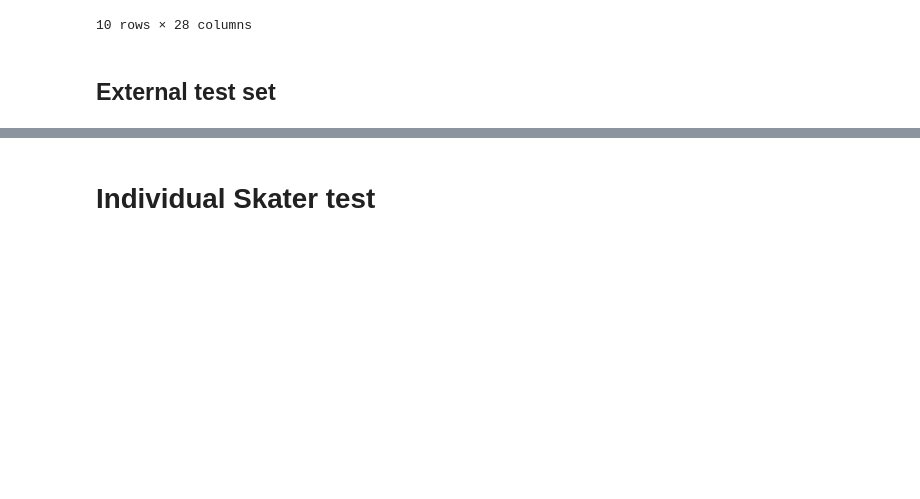
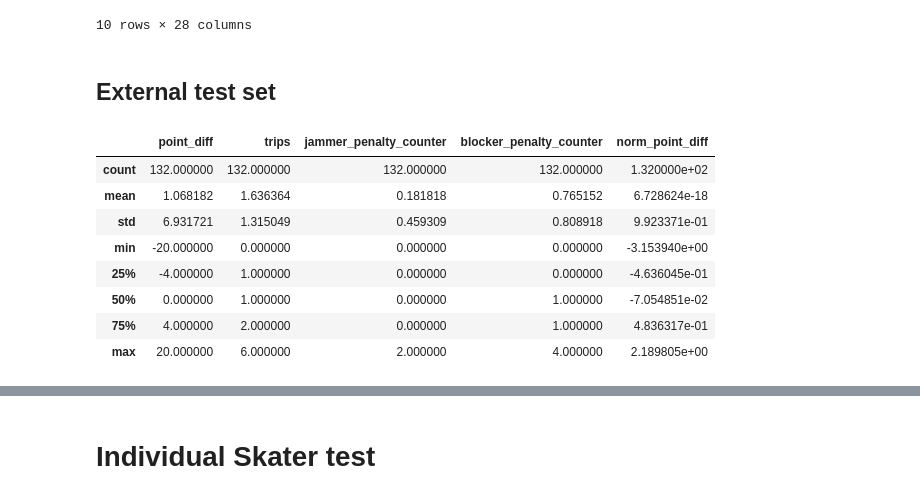
Before and after one commit to Trfitzy/roller_derby_stats, a Jupyter notebook: Regression_Model.ipynb, the cells around one changed output, grey strips where cells are left out. Cells and saved outputs as stored; diff of their text form; code cells hidden in the pictures; blank space fills up the shorter version.

```diff
--- a/Regression_Model.ipynb
+++ b/Regression_Model.ipynb
@@ -318,3 +315,15 @@ y_act = [np.float64(-1.8945665885063272), np.float64(0.2515464275707353), np.flo
+# %%
+df_features.describe()
+# %% [output]
+|  | point_diff | trips | jammer_penalty_counter | blocker_penalty_counter | norm_point_diff |
+| count | 132.000000 | 132.000000 | 132.000000 | 132.000000 | 1.320000e+02 |
+| mean | 1.068182 | 1.636364 | 0.181818 | 0.765152 | 6.728624e-18 |
+| std | 6.931721 | 1.315049 | 0.459309 | 0.808918 | 9.923371e-01 |
+| min | -20.000000 | 0.000000 | 0.000000 | 0.000000 | -3.153940e+00 |
+| 25% | -4.000000 | 1.000000 | 0.000000 | 0.000000 | -4.636045e-01 |
+| 50% | 0.000000 | 1.000000 | 0.000000 | 1.000000 | -7.054851e-02 |
+| 75% | 4.000000 | 2.000000 | 0.000000 | 1.000000 | 4.836317e-01 |
+| max | 20.000000 | 6.000000 | 2.000000 | 4.000000 | 2.189805e+00 |
 # %%
 df_test = pd.DataFrame([[0]*len(X_col)]*len(test_packs), columns=X_col)
 # Create dataframe
```
Also changed, not shown: parts of 14 cells of this notebook, 3 other files.
